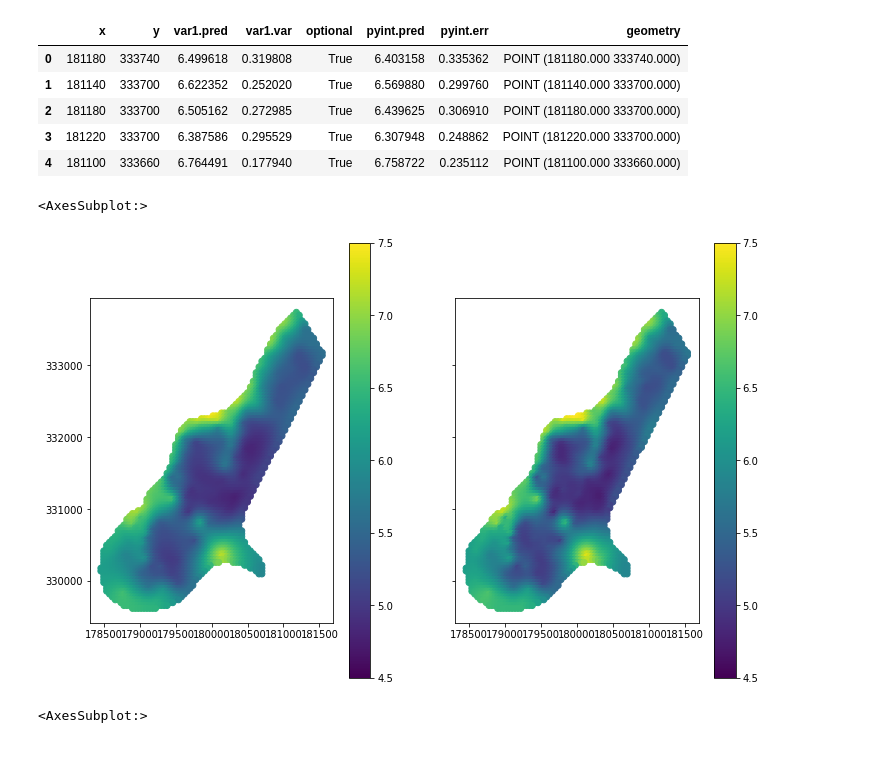
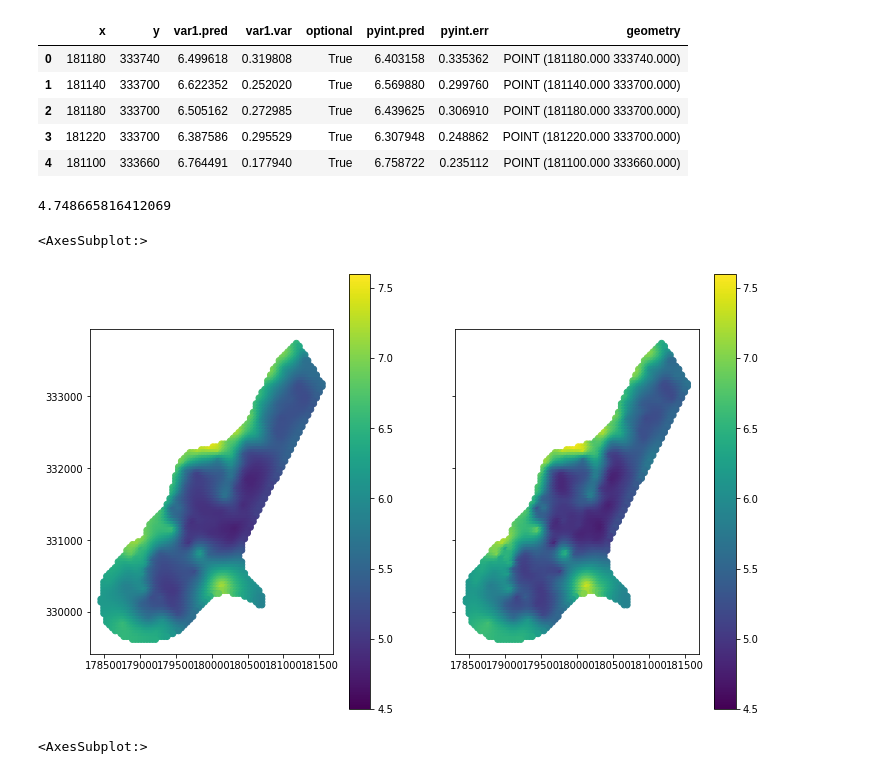
Before and after one commit to SimonMolinsky/pyinterpolate-paper, a Jupyter notebook: paper-examples/example-gstat-comparison/Ordinary Kriging of Meuse dataset.ipynb, the cells around one changed output. Saved outputs shown, nothing was run; the diff lists cells and outputs as text; code cells hidden in the pictures.

```diff
--- a/paper-examples/example-gstat-comparison/Ordinary Kriging of Meuse dataset.ipynb
+++ b/paper-examples/example-gstat-comparison/Ordinary Kriging of Meuse dataset.ipynb
@@ -267,13 +267,18 @@ geo_df.head()
 | 2 | 181180 | 333700 | 6.505162 | 0.272985 | True | 6.439625 | 0.306910 | POINT (181180.000 333700.000) |
 | 3 | 181220 | 333700 | 6.387586 | 0.295529 | True | 6.307948 | 0.248862 | POINT (181220.000 333700.000) |
 | 4 | 181100 | 333660 | 6.764491 | 0.177940 | True | 6.758722 | 0.235112 | POINT (181100.000 333660.000) |
+# %%
+max(geo_df["var1.pred"].max(), geo_df["pyint.pred"].max())
+min(geo_df["var1.pred"].min(), geo_df["pyint.pred"].min())
+# %% [output]
+4.748665816412069
 # %%
 fig, axes = plt.subplots(ncols=2, sharex=True, sharey=True, figsize=(12, 8))
-geo_df.plot(ax=axes[0], column='var1.pred', legend=True, vmin=4.5, vmax=7.5)
-geo_df.plot(ax=axes[1], column='pyint.pred', legend=True, vmin=4.5, vmax=7.5)
+geo_df.plot(ax=axes[0], column='var1.pred', legend=True, vmin=4.5, vmax=7.6)
+geo_df.plot(ax=axes[1], column='pyint.pred', legend=True, vmin=4.5, vmax=7.6)
 # %% [output]
 <AxesSubplot:>
-[figure, old version]
+[figure, new version]
 # %%
 fig, axes = plt.subplots(ncols=2, sharex=True, sharey=True, figsize=(12, 8))
 geo_df.plot(ax=axes[0], column='var1.var', cmap='YlOrRd', legend=True, vmin=0, vmax=0.5)
```
Also changed, not shown: parts of 1 cell of this notebook.
